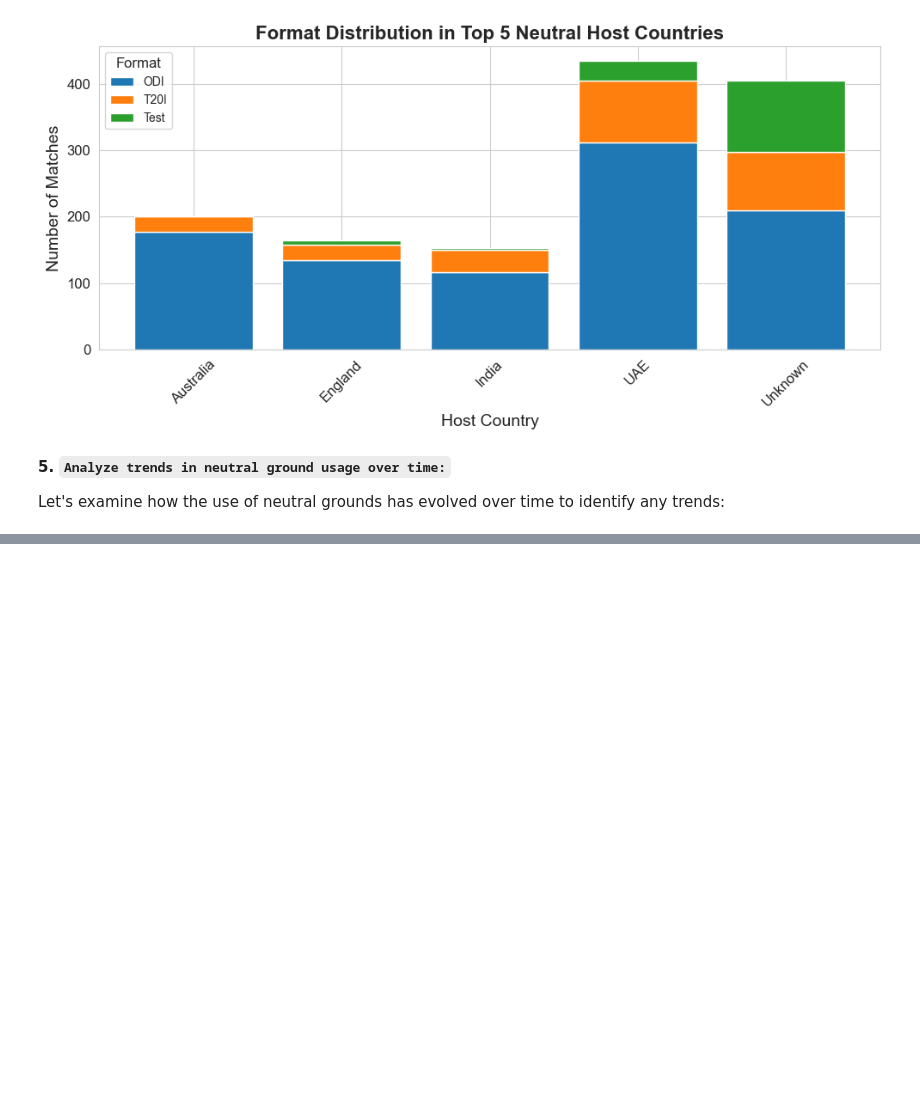
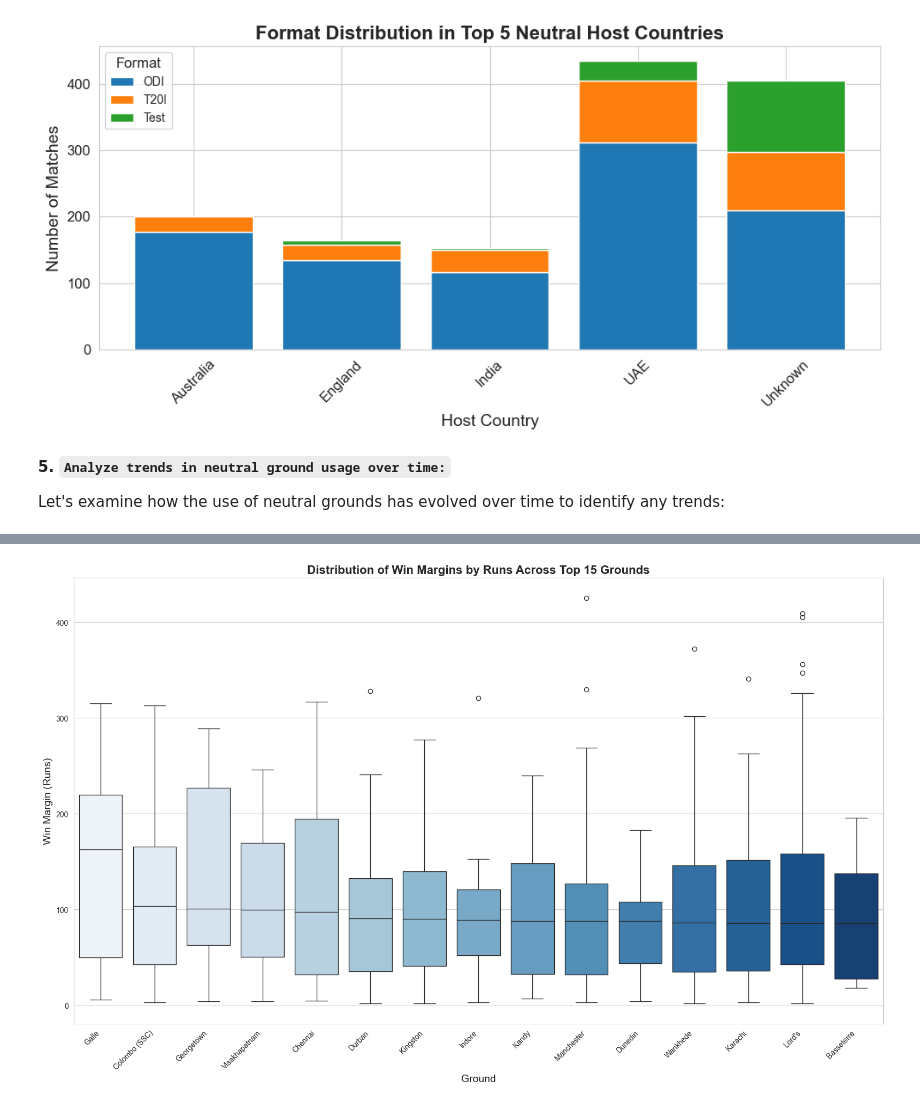
Before and after one commit to RussDai/Projects, a Jupyter notebook: 02_Data_Visuallization/01_Test_Nations_Data_Analysis/src/data_analysis_main.ipynb, the cells around one changed output, grey strips where cells are left out. Cells and saved outputs as stored; diff of their text form; code cells hidden in the pictures; blank space fills up the shorter version.

```diff
--- a/02_Data_Visuallization/01_Test_Nations_Data_Analysis/src/data_analysis_main.ipynb
+++ b/02_Data_Visuallization/01_Test_Nations_Data_Analysis/src/data_analysis_main.ipynb
@@ -1250,0 +1733,4 @@ plt.show()
+# %%
+# Get grounds with at least 20 matches for meaningful analysis
+ground_counts = margin_data['ground'].value_counts()
+frequent_grounds = ground_counts[ground_counts >= 20].index.tolist()
@@ -1250,0 +1773,4 @@ plt.show()
+# %%
+# data for only these frequent grounds
+frequent_ground_data = margin_data[margin_data['ground'].isin(frequent_grounds)]
+frequent_ground_data
@@ -1250,0 +1791,4 @@ plt.show()
+# %%
+# Create separate dataframes for runs and wickets analysis
+runs_data = frequent_ground_data[frequent_ground_data['won_by_runs'] > 0]
+wickets_data = frequent_ground_data[frequent_ground_data['won_by_wickets'] > 0]
@@ -1250,0 +1827,28 @@ plt.show()
+# %%
+# Create the box plot with sorted grounds:
+
+plt.figure(figsize=(16, 10))
+sns.set_style("whitegrid")
+
+# Sort grounds by median run margin for better visualization:
+ground_medians = runs_data.groupby('ground')['won_by_runs'].median().sort_values(ascending=False)
+sorted_grounds = ground_medians.index.tolist()
+
+ax = sns.boxplot(
+    x='ground',
+    y='won_by_runs',
+    data=runs_data[runs_data['ground'].isin(sorted_grounds[:15])],  # Top 15 grounds by median
+    order=sorted_grounds[:15],
+    palette='Blues',
+    showfliers=True  # Show outliers
+)
+
+# Customize the plot
+plt.title('Distribution of Win Margins by Runs Across Top 15 Grounds', fontsize=16, fontweight='bold')
+plt.xlabel('Ground', fontsize=14)
+plt.ylabel('Win Margin (Runs)', fontsize=14)
+plt.xticks(rotation=45, ha='right')
+plt.tight_layout()
+plt.show()
+# %% [output]
+[figure, added]
```
Also changed, not shown: parts of 69 cells of this notebook, 1 other file.
